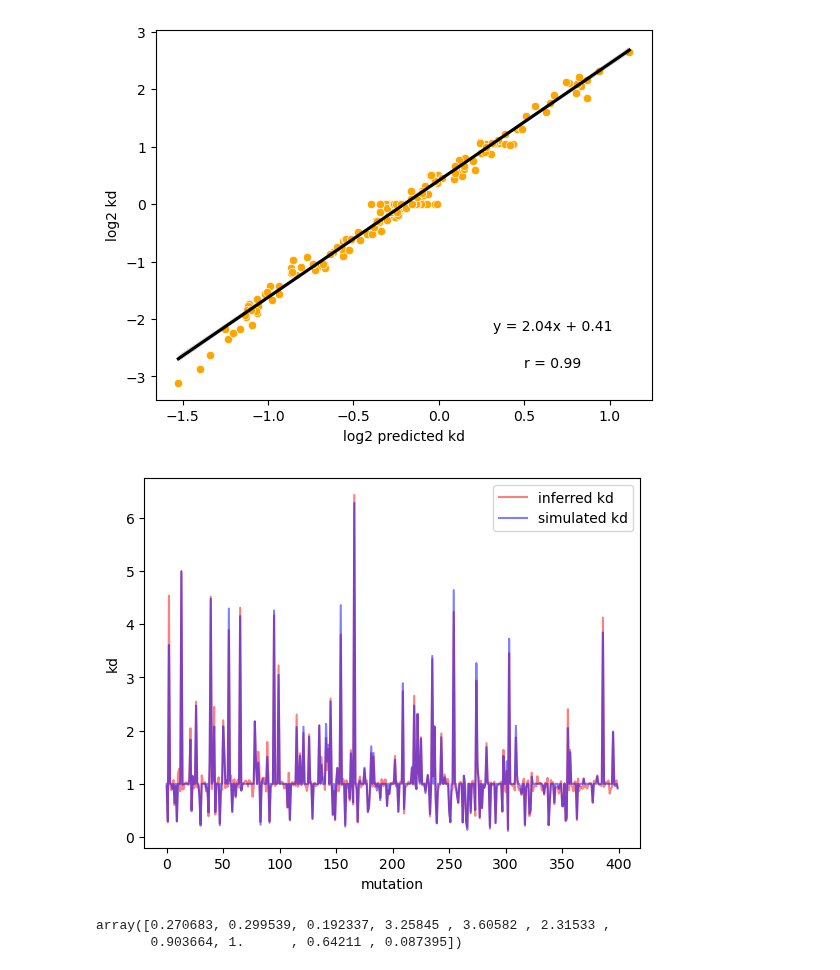
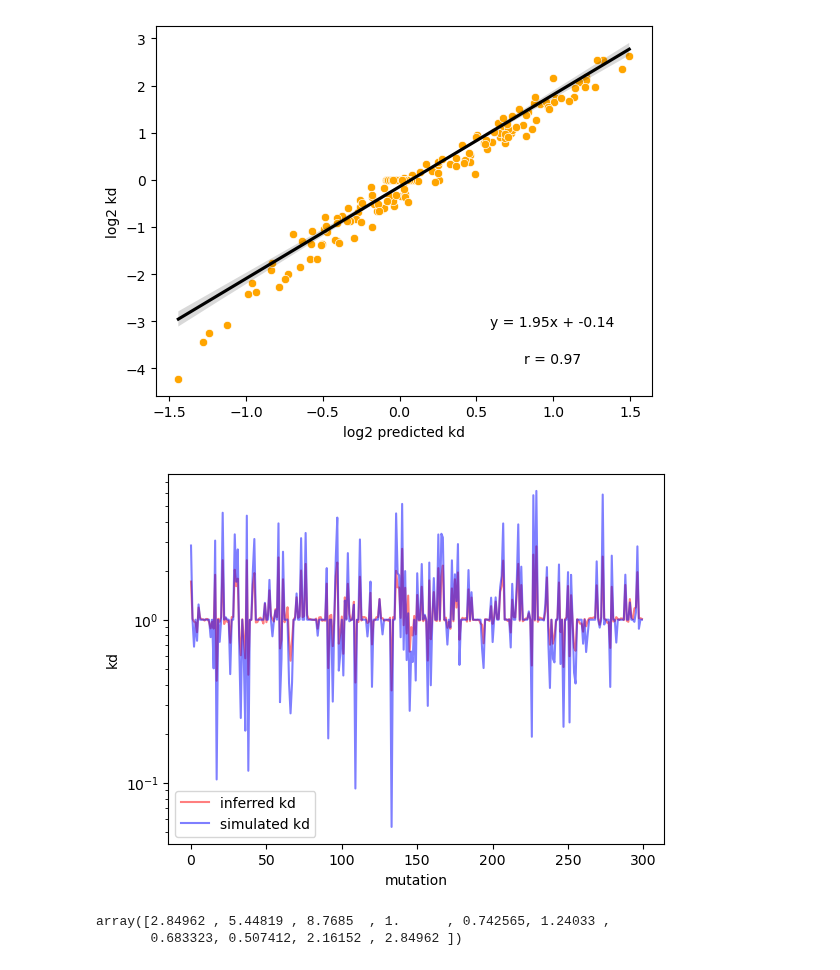
Before and after one commit to JoshuaGensel/MIME_ML, a Jupyter notebook: src/testingExpCond.ipynb, the cells around one changed output. Cells and saved outputs as stored; diff of their text form; code cells hidden in the pictures.

```diff
--- a/src/testingExpCond.ipynb
+++ b/src/testingExpCond.ipynb
@@ -8,10 +8,10 @@ from tqdm import tqdm
 import json
 # %%
 #set path to simulation data
-simulation_path = "/mnt/d/data/MIME_data/simData/dmMIME/highSpecies/experimentalConditions"
+simulation_path = "/mnt/d/data/MIME_data/simData/dmMIME/highSpecies/expConditions"
 # %%
 #set training parameters
-training_path = simulation_path+'/data2/trainingData.txt'
+training_path = simulation_path+'/data/trainingData.txt'
 epochs = 20
 learning_rate = 0.00001
 batch_size = 2**11
@@ -233,0 +231,5 @@ plt.ylim(0, 1)
+# %%
+# read in kd values
+kds = np.loadtxt(simulation_path+'/secondFromProt1/prot1/single_kds.txt')
+print(kds.shape)
+print(kds[0:10])
@@ -234,3 +240,7 @@ plt.ylim(0, 1)
+# %%
+#predict kds
+input_size = len(open(training_path).readline().split(' ')) - 1
+predicted_kds = MIMENet.inferSingleKds(model, input_size)
 # %%
 #plot predicted kds vs actual kds
 sns.scatterplot(x=kds, y=predicted_kds, color='orange')
@@ -254,17 +264,19 @@ sns.regplot(x=np.log2(predicted_kds), y=np.log2(kds), scatter=False, color='blac
 plt.text(0.8, 0.2, 'y = '+str(np.round(np.polyfit(np.log2(predicted_kds), np.log2(kds), 1)[0], 2))+'x + '+str(np.round(np.polyfit(np.log2(predicted_kds), np.log2(kds), 1)[1], 2)), ha='center', va='center', transform=plt.gca().transAxes)
 plt.show()
 # %% [output]
-[figure, old version]
+[figure, new version]
 # %%
 #lienplot of predicted kds
-sns.lineplot(x=np.arange(len(predicted_kds)), y=2**(2.04*np.log2(predicted_kds)+0.41), label='inferred kd', color='red', alpha=0.5)
+sns.lineplot(x=np.arange(len(predicted_kds)), y=predicted_kds, label='inferred kd', color='red', alpha=0.5)
 #lineplot of actual kds
 sns.lineplot(x=np.arange(len(kds)), y=kds, label= 'simulated kd', color='blue', alpha=0.5)
 plt.xlabel('mutation')
 plt.ylabel('kd')
 plt.legend()
+#log scale on y axis
+plt.yscale('log')
 plt.show()
 # %% [output]
-[figure, old version]
+[figure, new version]
 # %%
 input_size = len(open(training_path).readline().split(' ')) - 1
@@ -276,7 +287,7 @@ pairwisePredictedKds = 1/np.array(predictionsPairwise) - 1
 kdsPairwise = np.loadtxt(simulation_path+'/secondFromProt1/prot1/pairwise_kds.txt')
 kdsPairwise[0:10]
 # %% [output]
-array([0.270683, 0.299539, 0.192337, 3.25845 , 3.60582 , 2.31533 ,
-       0.903664, 1.      , 0.64211 , 0.087395])
+array([2.84962 , 5.44819 , 8.7685  , 1.      , 0.742565, 1.24033 ,
+       0.683323, 0.507412, 2.16152 , 2.84962 ])
 # %%
 #get correlation coefficient
```
Also changed, not shown: parts of 24 cells of this notebook, 5 other files.
